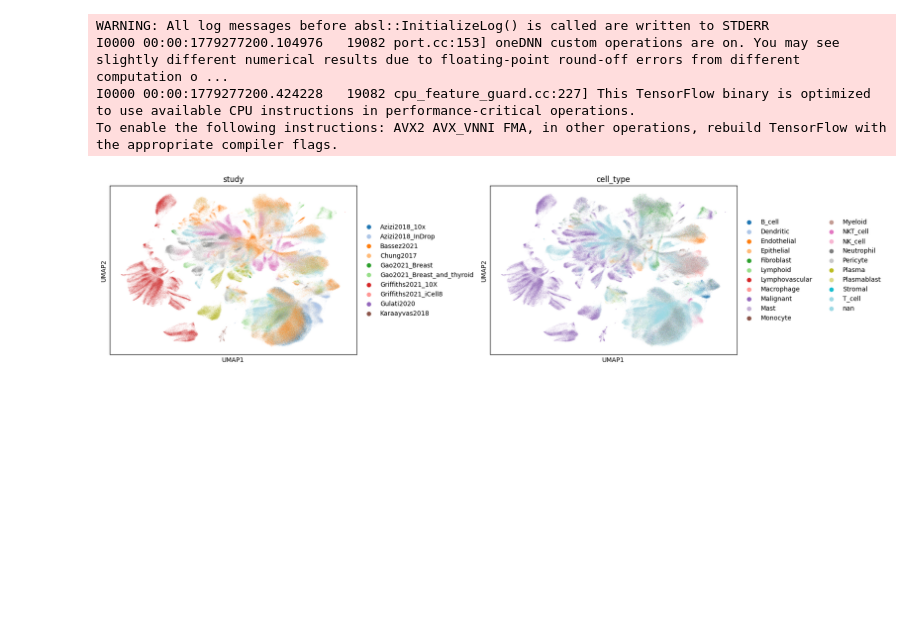
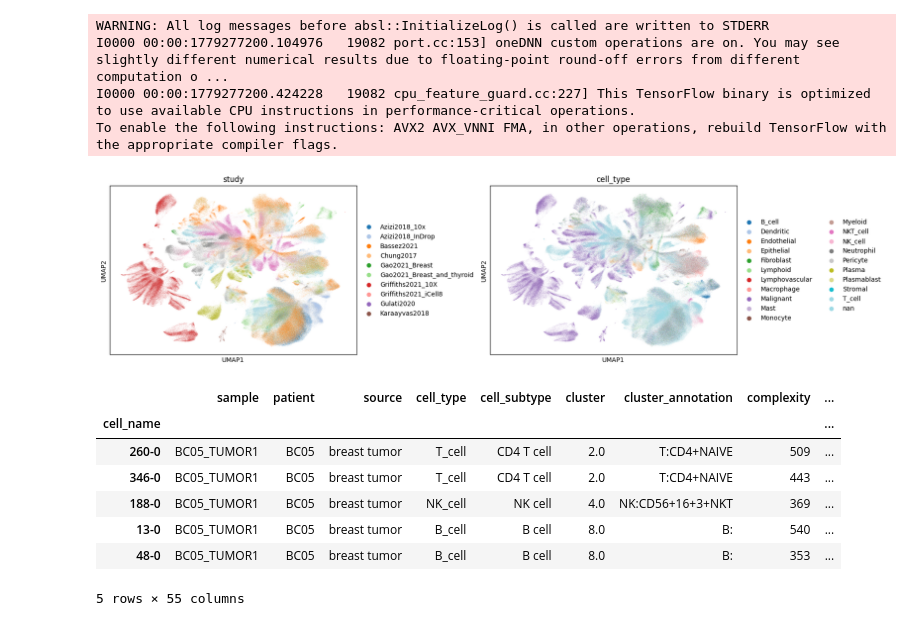
Before and after one commit to prasheus/scMoE, a Jupyter notebook: interpret/breast interp.ipynb, the cells around one changed output. Cells and saved outputs as stored; diff of their text form; code cells hidden in the pictures; blank space fills up the shorter version.

```diff
--- a/interpret/breast interp.ipynb
+++ b/interpret/breast interp.ipynb
@@ -294,0 +297,11 @@ sc.pl.umap(adata_umap, color=['study', 'cell_type'], palette='tab20', wspace=0.4
+# %%
+adata_qc.obs.head()
+# %% [output]
+|  | sample | patient | source | cell_type | cell_subtype | cluster | cluster_annotation | complexity | ... |
+| cell_name |  |  |  |  |  |  |  |  | ... |
+| 260-0 | BC05_TUMOR1 | BC05 | breast tumor | T_cell | CD4 T cell | 2.0 | T:CD4+NAIVE | 509 | ... |
+| 346-0 | BC05_TUMOR1 | BC05 | breast tumor | T_cell | CD4 T cell | 2.0 | T:CD4+NAIVE | 443 | ... |
+| 188-0 | BC05_TUMOR1 | BC05 | breast tumor | NK_cell | NK cell | 4.0 | NK:CD56+16+3+NKT | 369 | ... |
+| 13-0 | BC05_TUMOR1 | BC05 | breast tumor | B_cell | B cell | 8.0 | B: | 540 | ... |
+| 48-0 | BC05_TUMOR1 | BC05 | breast tumor | B_cell | B cell | 8.0 | B: | 353 | ... |
+5 rows × 55 columns
```
Also changed, not shown: parts of 4 cells of this notebook.
